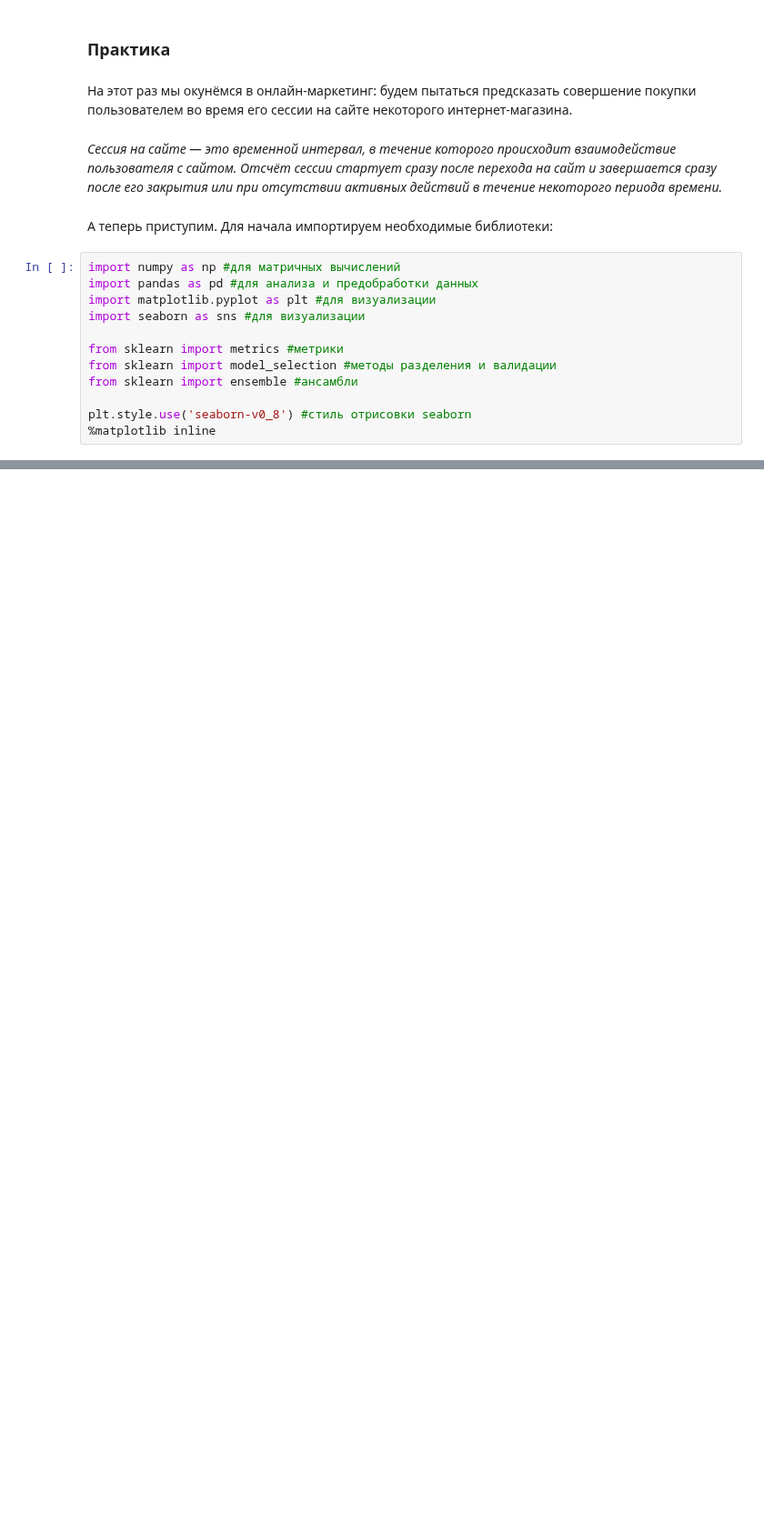
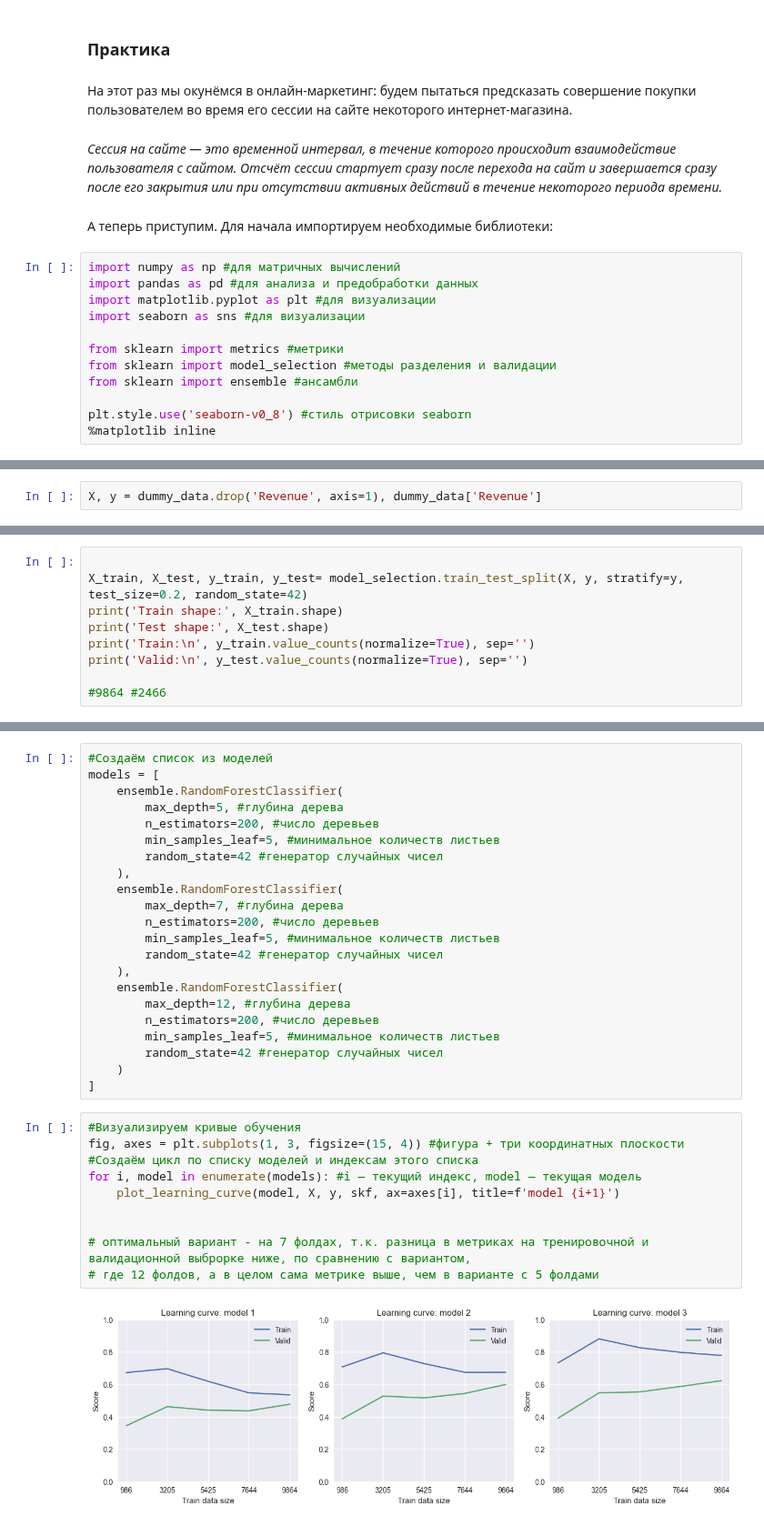
Before and after one commit to Dredox22/sf_data_science, a Jupyter notebook: SkillFactory/ML-5/practice_module.ipynb, the cells around one changed output, grey strips where cells are left out. Shown at 91% size. Saved outputs shown, nothing was run; the diff lists cells and outputs as text; blank space fills up the shorter version.

```diff
--- a/SkillFactory/ML-5/practice_module.ipynb
+++ b/SkillFactory/ML-5/practice_module.ipynb
@@ -20,0 +101,2 @@ plt.style.use('seaborn-v0_8') #стиль отрисовки seaborn
+# %%
+X, y = dummy_data.drop('Revenue', axis=1), dummy_data['Revenue']
@@ -20,0 +123,9 @@ plt.style.use('seaborn-v0_8') #стиль отрисовки seaborn
+# %%
+
+X_train, X_test, y_train, y_test= model_selection.train_test_split(X, y, stratify=y, test_size=0.2, random_state=42)
+print('Train shape:', X_train.shape)
+print('Test shape:', X_test.shape)
+print('Train:\n', y_train.value_counts(normalize=True), sep='')
+print('Valid:\n', y_test.value_counts(normalize=True), sep='')
+
+#9864 #2466
@@ -20,0 +230,34 @@ plt.style.use('seaborn-v0_8') #стиль отрисовки seaborn
+# %%
+#Создаём список из моделей
+models = [
+    ensemble.RandomForestClassifier(
+        max_depth=5, #глубина дерева
+        n_estimators=200, #число деревьев
+        min_samples_leaf=5, #минимальное количеств листьев
+        random_state=42 #генератор случайных чисел
+    ),
+    ensemble.RandomForestClassifier(
+        max_depth=7, #глубина дерева
+        n_estimators=200, #число деревьев
+        min_samples_leaf=5, #минимальное количеств листьев
+        random_state=42 #генератор случайных чисел
+    ),
+    ensemble.RandomForestClassifier(
+        max_depth=12, #глубина дерева
+        n_estimators=200, #число деревьев
+        min_samples_leaf=5, #минимальное количеств листьев
+        random_state=42 #генератор случайных чисел
+    )
+]
+# %%
+#Визуализируем кривые обучения
+fig, axes = plt.subplots(1, 3, figsize=(15, 4)) #фигура + три координатных плоскости
+#Создаём цикл по списку моделей и индексам этого списка
+for i, model in enumerate(models): #i — текущий индекс, model — текущая модель
+    plot_learning_curve(model, X, y, skf, ax=axes[i], title=f'model {i+1}')
+
+
+# оптимальный вариант - на 7 фолдах, т.к. разница в метриках на тренировочной и валидационной выброрке ниже, по сравнению с вариантом,
+# где 12 фолдов, а в целом сама метрике выше, чем в варианте с 5 фолдами
+# %% [output]
+[figure, added]
```
Also changed, not shown: parts of 26 cells of this notebook.
